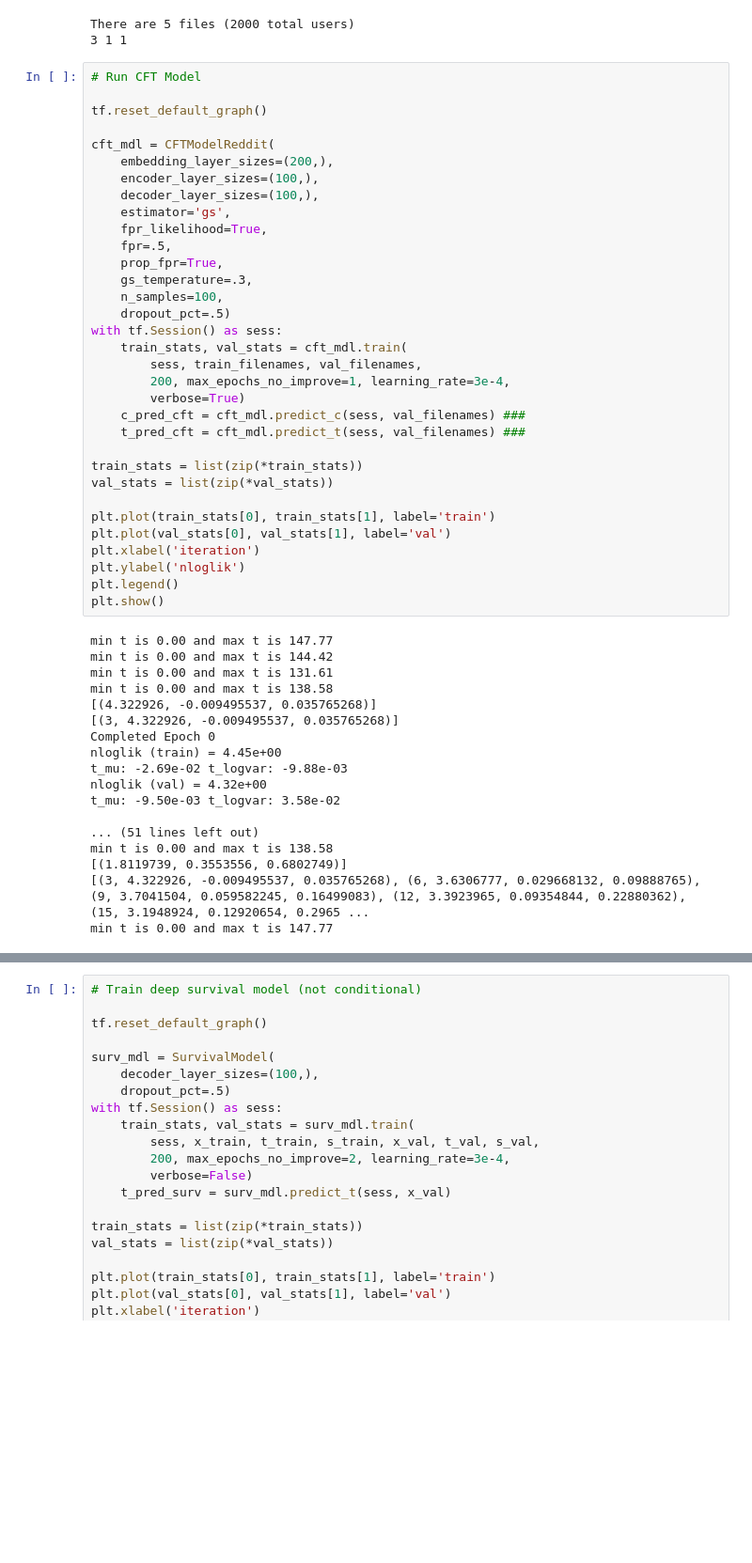
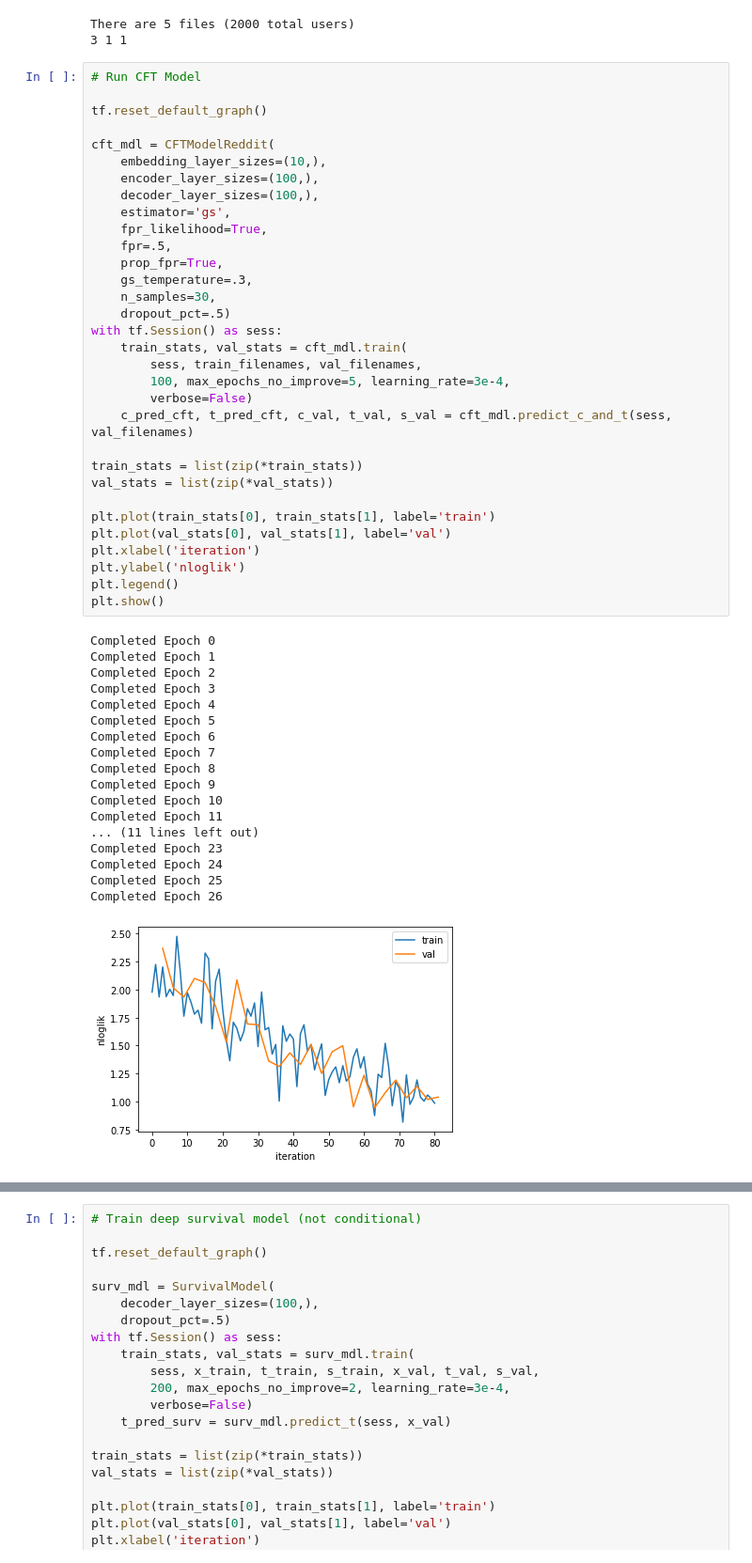
Before and after one commit to mengelhard/cft, a Jupyter notebook: notebooks/reddit.ipynb, the cells around one changed output, grey strips where cells are left out. Shown: that part at 94% size. Saved outputs shown, nothing was run; the diff lists cells and outputs as text; blank space fills up the shorter version.

Commit message:
updated reddit training

```diff
--- a/notebooks/reddit.ipynb
+++ b/notebooks/reddit.ipynb
@@ -26,51 +28,51 @@ There are 5 files (2000 total users)
 # %%
 # Run CFT Model
 
 tf.reset_default_graph()
 
 cft_mdl = CFTModelReddit(
-    embedding_layer_sizes=(200,),
+    embedding_layer_sizes=(10,),
     encoder_layer_sizes=(100,),
     decoder_layer_sizes=(100,),
     estimator='gs',
     fpr_likelihood=True,
     fpr=.5,
     prop_fpr=True,
     gs_temperature=.3,
-    n_samples=100,
+    n_samples=30,
     dropout_pct=.5)
 with tf.Session() as sess:
     train_stats, val_stats = cft_mdl.train(
         sess, train_filenames, val_filenames,
-        200, max_epochs_no_improve=1, learning_rate=3e-4,
-        verbose=True)
-    c_pred_cft = cft_mdl.predict_c(sess, val_filenames) ###
-    t_pred_cft = cft_mdl.predict_t(sess, val_filenames) ###
+        100, max_epochs_no_improve=5, learning_rate=3e-4,
+        verbose=False)
+    c_pred_cft, t_pred_cft, c_val, t_val, s_val = cft_mdl.predict_c_and_t(sess, val_filenames)
 
 train_stats = list(zip(*train_stats))
 val_stats = list(zip(*val_stats))
 
 plt.plot(train_stats[0], train_stats[1], label='train')
 plt.plot(val_stats[0], val_stats[1], label='val')
 plt.xlabel('iteration')
 plt.ylabel('nloglik')
 plt.legend()
 plt.show()
 # %% [output]
-min t is 0.00 and max t is 147.77
-min t is 0.00 and max t is 144.42
-min t is 0.00 and max t is 131.61
-min t is 0.00 and max t is 138.58
-[(4.322926, -0.009495537, 0.035765268)]
-[(3, 4.322926, -0.009495537, 0.035765268)]
 Completed Epoch 0
-nloglik (train) = 4.45e+00
-t_mu: -2.69e-02 t_logvar: -9.88e-03
-nloglik (val) = 4.32e+00
-t_mu: -9.50e-03 t_logvar: 3.58e-02
-
-... (51 lines left out)
-min t is 0.00 and max t is 138.58
-[(1.8119739, 0.3553556, 0.6802749)]
-[(3, 4.322926, -0.009495537, 0.035765268), (6, 3.6306777, 0.029668132, 0.09888765), (9, 3.7041504, 0.059582245, 0.16499083), (12, 3.3923965, 0.09354844, 0.22880362), (15, 3.1948924, 0.12920654, 0.2965 ...
-min t is 0.00 and max t is 147.77
+Completed Epoch 1
+Completed Epoch 2
+Completed Epoch 3
+Completed Epoch 4
+Completed Epoch 5
+Completed Epoch 6
+Completed Epoch 7
+Completed Epoch 8
+Completed Epoch 9
+Completed Epoch 10
+Completed Epoch 11
+... (11 lines left out)
+Completed Epoch 23
+Completed Epoch 24
+Completed Epoch 25
+Completed Epoch 26
+[figure, added]
```
Also changed, not shown: parts of 9 cells of this notebook, 1 other file.
